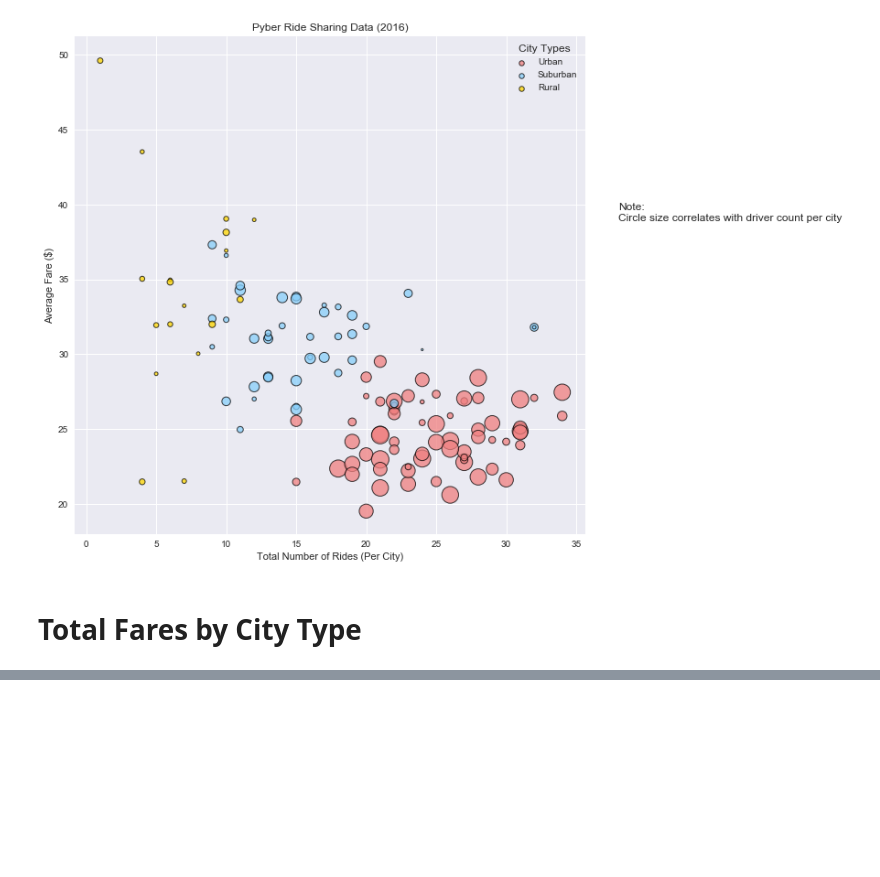
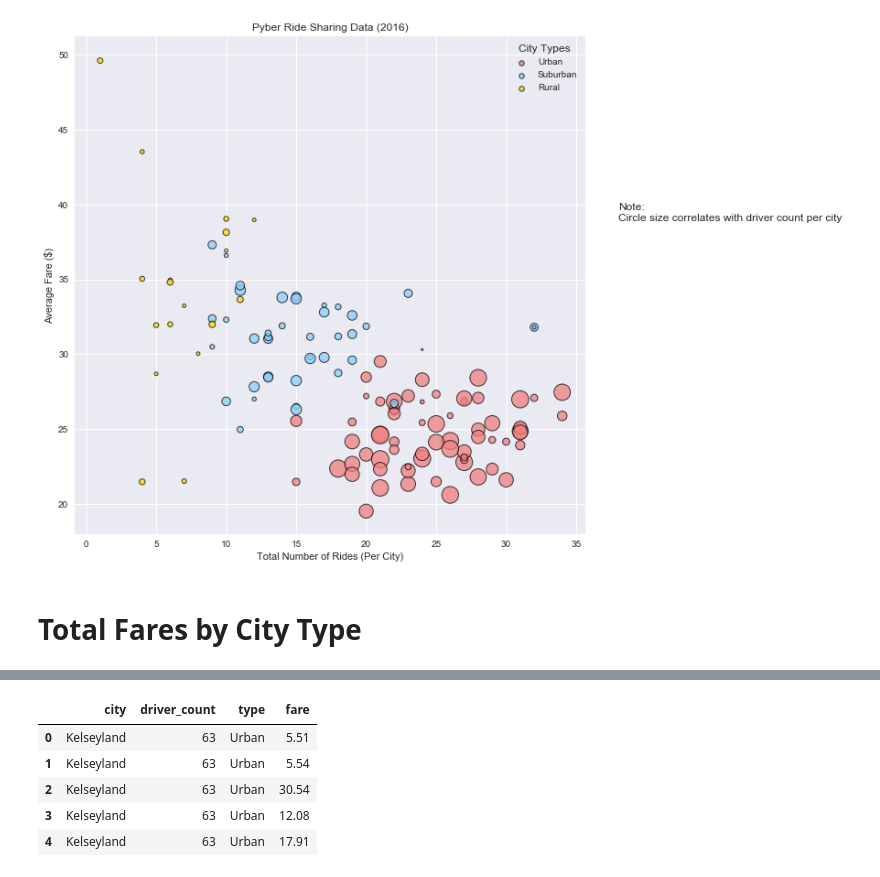
Before and after one commit to penguinistakc/pyber, a Jupyter notebook: Pyber Ride Sharing.ipynb, the cells around one changed output, grey strips where cells are left out. Cells and saved outputs as stored; diff of their text form; code cells hidden in the pictures; blank space fills up the shorter version.

```diff
--- a/Pyber Ride Sharing.ipynb
+++ b/Pyber Ride Sharing.ipynb
@@ -99,0 +118,12 @@ plt.show()
+# %%
+#keep all the city columns, but we only need the city and fare columns from the ride dataset
+ride_data_fare = ride_data_df[['city', 'fare']]
+#merge the city and ride_data_fare datasets for the total fares and total drivers by city type charts.
+city_fare_driver_data = pd.merge(city_data_df, ride_data_fare, on='city', how='left')
+# %% [output]
+|  | city | driver_count | type | fare |
+| 0 | Kelseyland | 63 | Urban | 5.51 |
+| 1 | Kelseyland | 63 | Urban | 5.54 |
+| 2 | Kelseyland | 63 | Urban | 30.54 |
+| 3 | Kelseyland | 63 | Urban | 12.08 |
+| 4 | Kelseyland | 63 | Urban | 17.91 |
```
Also changed, not shown: parts of 2 cells of this notebook.
